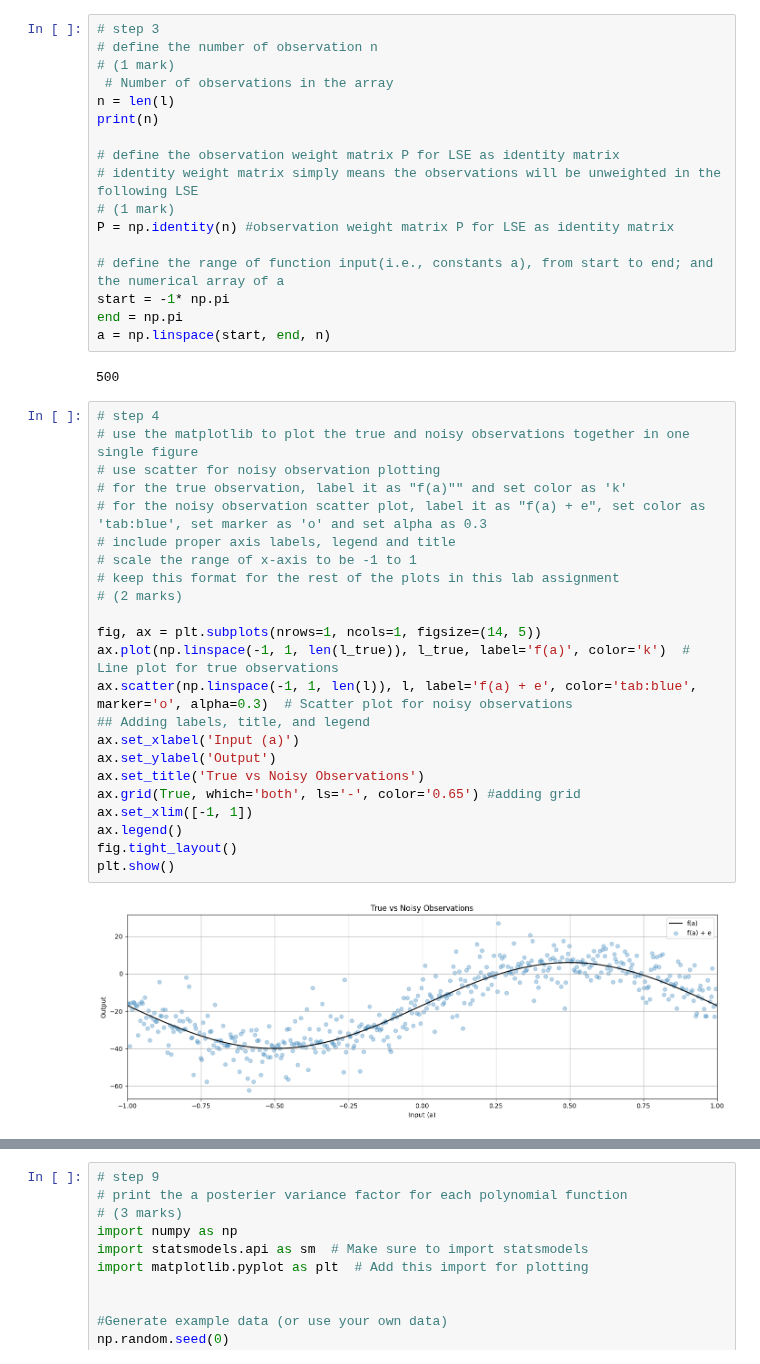
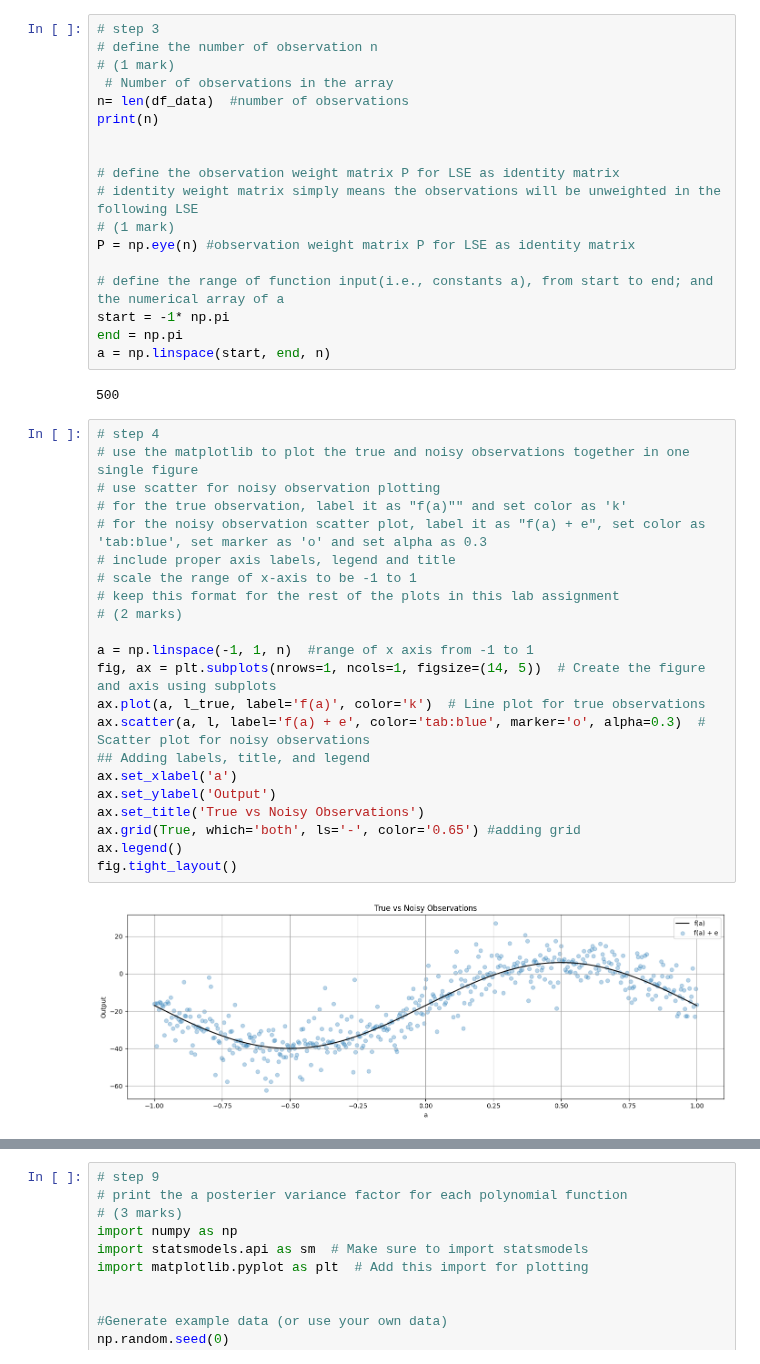
Before and after one commit to Sarah-Jasim/engg680_2024_fall, a Jupyter notebook: Lab Assignment 2/Assignment2.ipynb, the cells around one changed output, grey strips where cells are left out. Cells and saved outputs as stored; diff of their text form.

```diff
--- a/Lab Assignment 2/Assignment2.ipynb
+++ b/Lab Assignment 2/Assignment2.ipynb
@@ -48,13 +48,14 @@ l_true = l_true = np.array(df_data['l_true'])  # True observations
 # define the number of observation n
 # (1 mark)
  # Number of observations in the array
-n = len(l)
+n= len(df_data)  #number of observations
 print(n)
+
 
 # define the observation weight matrix P for LSE as identity matrix
 # identity weight matrix simply means the observations will be unweighted in the following LSE
 # (1 mark)
-P = np.identity(n) #observation weight matrix P for LSE as identity matrix
+P = np.eye(n) #observation weight matrix P for LSE as identity matrix
 
 # define the range of function input(i.e., constants a), from start to end; and the numerical array of a
 start = -1* np.pi
@@ -65,28 +66,27 @@ a = np.linspace(start, end, n)
 # %%
 # step 4
 # use the matplotlib to plot the true and noisy observations together in one single figure
 # use scatter for noisy observation plotting
 # for the true observation, label it as "f(a)"" and set color as 'k'
 # for the noisy observation scatter plot, label it as "f(a) + e", set color as 'tab:blue', set marker as 'o' and set alpha as 0.3
 # include proper axis labels, legend and title
 # scale the range of x-axis to be -1 to 1
 # keep this format for the rest of the plots in this lab assignment
 # (2 marks)
 
-fig, ax = plt.subplots(nrows=1, ncols=1, figsize=(14, 5))
-ax.plot(np.linspace(-1, 1, len(l_true)), l_true, label='f(a)', color='k')  # Line plot for true observations
-ax.scatter(np.linspace(-1, 1, len(l)), l, label='f(a) + e', color='tab:blue', marker='o', alpha=0.3)  # Scatter plot for noisy observations
+a = np.linspace(-1, 1, n)  #range of x axis from -1 to 1
+fig, ax = plt.subplots(nrows=1, ncols=1, figsize=(14, 5))  # Create the figure and axis using subplots
+ax.plot(a, l_true, label='f(a)', color='k')  # Line plot for true observations
+ax.scatter(a, l, label='f(a) + e', color='tab:blue', marker='o', alpha=0.3)  # Scatter plot for noisy observations
 ## Adding labels, title, and legend
-ax.set_xlabel('Input (a)')
+ax.set_xlabel('a')
 ax.set_ylabel('Output')
 ax.set_title('True vs Noisy Observations')
 ax.grid(True, which='both', ls='-', color='0.65') #adding grid
-ax.set_xlim([-1, 1])
 ax.legend()
 fig.tight_layout()
-plt.show()
 # %% [output]
-[figure, old version]
+[figure, new version]
 # %%
 # step 5
 # define a curve fitting function named fit_polynomial_curve
```
Also changed, not shown: parts of 4 cells of this notebook.
